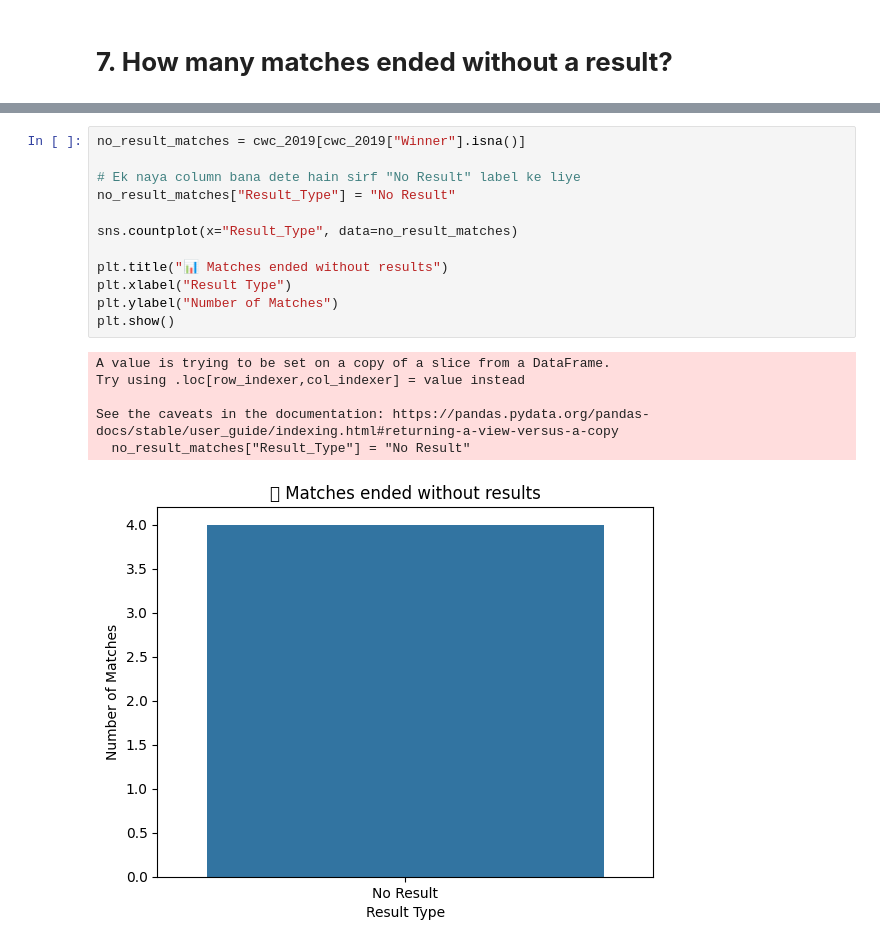
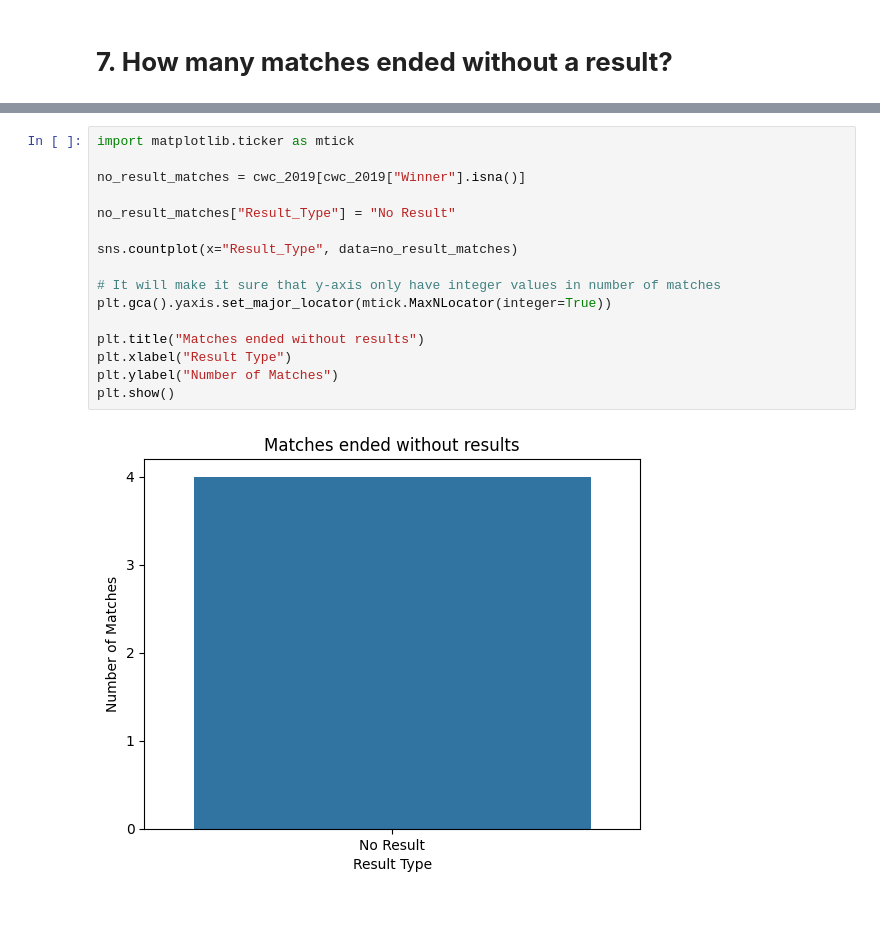
Before and after one commit to owaisnadeem18/EDA_Project_01_SMIT, a Jupyter notebook: EDA_Project_01_SMIT_CWC_Datasets.ipynb, the cells around one changed output, grey strips where cells are left out. Drawn from its saved outputs; the diff is of its cells as text; blank space fills up the shorter version.

Commit message:
Completed the project.Did EDA + DataVisualization

```diff
--- a/EDA_Project_01_SMIT_CWC_Datasets.ipynb
+++ b/EDA_Project_01_SMIT_CWC_Datasets.ipynb
@@ -198,21 +203,20 @@ cwc_2019.head()
 | 3 | 4 | 01/06/2019 | 4th Match: Afghanistan v Australia | County Ground, Bristol | Australia won by 7 wickets | Australia |
 | 4 | 5 | 02/06/2019 | 5th Match: Bangladesh v South Africa | Kennington Oval, London | Bangladesh won by 21 runs | Bangladesh |
 # %%
+import matplotlib.ticker as mtick
+
 no_result_matches = cwc_2019[cwc_2019["Winner"].isna()]
 
-# Ek naya column bana dete hain sirf "No Result" label ke liye
 no_result_matches["Result_Type"] = "No Result"
 
 sns.countplot(x="Result_Type", data=no_result_matches)
 
-plt.title("📊 Matches ended without results")
+# It will make it sure that y-axis only have integer values in number of matches
+plt.gca().yaxis.set_major_locator(mtick.MaxNLocator(integer=True))
+
+plt.title("Matches ended without results")
 plt.xlabel("Result Type")
 plt.ylabel("Number of Matches")
 plt.show()
 # %% [output]
-A value is trying to be set on a copy of a slice from a DataFrame.
-Try using .loc[row_indexer,col_indexer] = value instead
-
-See the caveats in the documentation: https://pandas.pydata.org/pandas-docs/stable/user_guide/indexing.html#returning-a-view-versus-a-copy
-  no_result_matches["Result_Type"] = "No Result"
-[figure, old version]
+[figure, new version]
```
Also changed, not shown: parts of 4 cells of this notebook.
